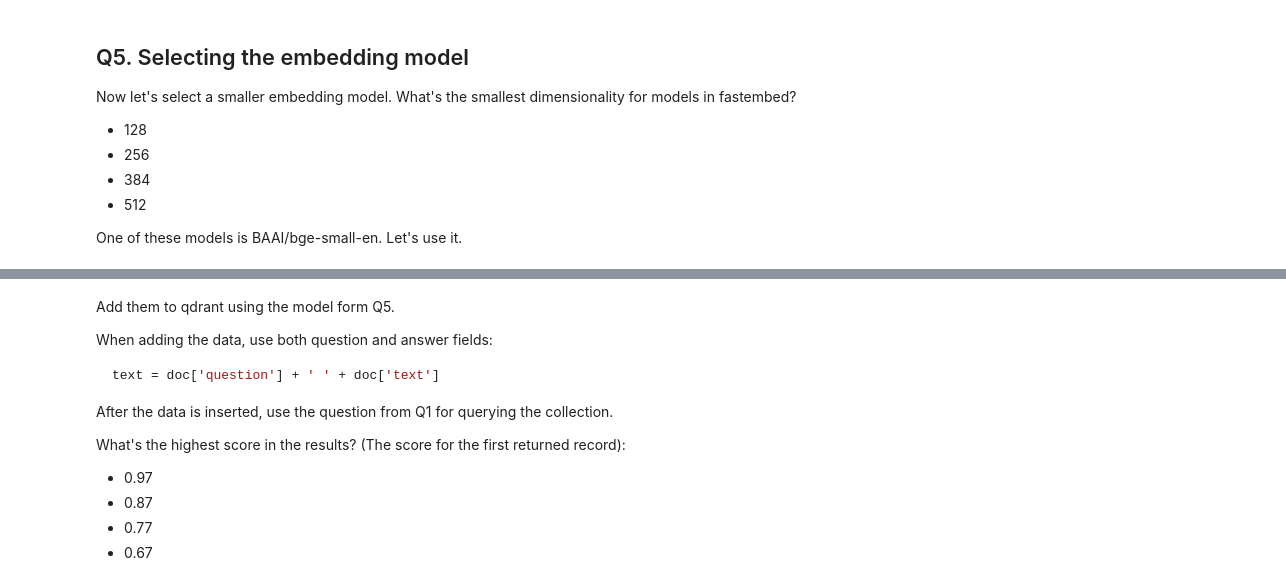
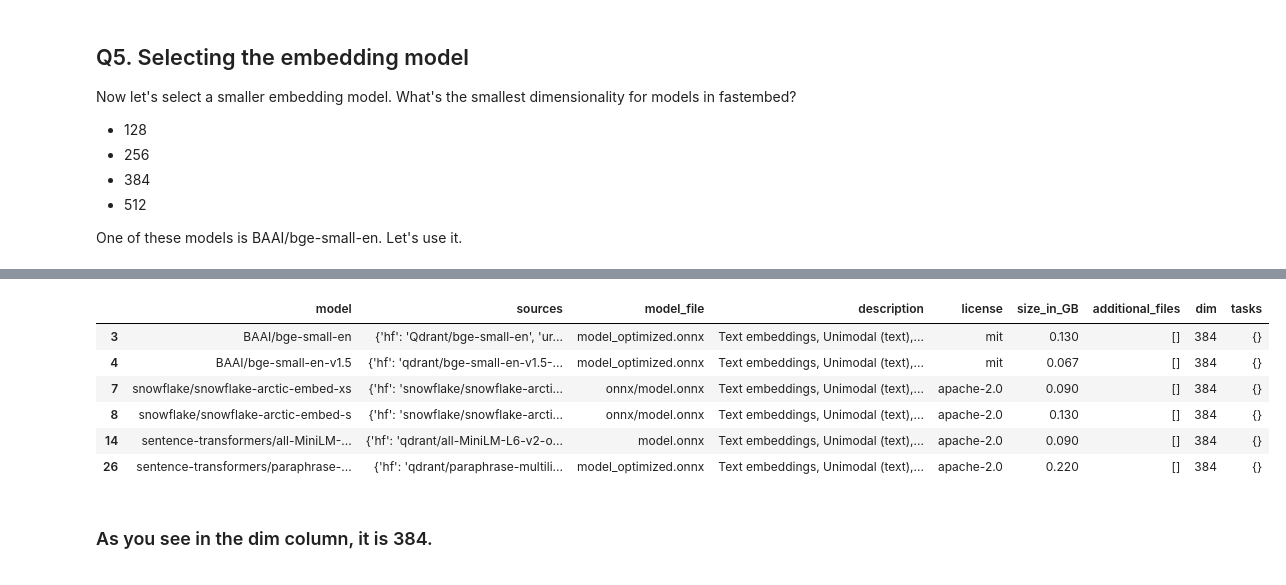
Before and after one commit to akumawavez/LLMzoomcamp2025, a Jupyter notebook: cohorts/2025/homework/02-vector-search/hw2_submission.ipynb, the cells around one changed output, grey strips where cells are left out. Cells and saved outputs as stored; diff of their text form; code cells hidden in the pictures.

````diff
--- a/cohorts/2025/homework/02-vector-search/hw2_submission.ipynb
+++ b/cohorts/2025/homework/02-vector-search/hw2_submission.ipynb
@@ -296,19 +283,0 @@ for course in documents_raw:
-# %% [markdown]
-Add them to qdrant using the model form Q5.
-
-When adding the data, use both question and answer fields:
-
-
-```python
-text = doc['question'] + ' ' + doc['text']
-```
-
-After the data is inserted, use the question from Q1 for querying the collection.
-
-What's the highest score in the results?
-(The score for the first returned record):
-
-- 0.97
-- 0.87
-- 0.77
-- 0.67
@@ -380,0 +284,15 @@ else:
+# %%
+models = TextEmbedding.list_supported_models()
+df_models = pd.DataFrame(models)
+# %%
+df_models[df_models.dim == df_models.dim.min()]
+# %% [output]
+|  | model | sources | model_file | description | license | size_in_GB | additional_files | dim | tasks |
+| 3 | BAAI/bge-small-en | {'hf': 'Qdrant/bge-small-en', 'ur... | model_optimized.onnx | Text embeddings, Unimodal (text),... | mit | 0.130 | [] | 384 | {} |
+| 4 | BAAI/bge-small-en-v1.5 | {'hf': 'qdrant/bge-small-en-v1.5-... | model_optimized.onnx | Text embeddings, Unimodal (text),... | mit | 0.067 | [] | 384 | {} |
+| 7 | snowflake/snowflake-arctic-embed-xs | {'hf': 'snowflake/snowflake-arcti... | onnx/model.onnx | Text embeddings, Unimodal (text),... | apache-2.0 | 0.090 | [] | 384 | {} |
+| 8 | snowflake/snowflake-arctic-embed-s | {'hf': 'snowflake/snowflake-arcti... | onnx/model.onnx | Text embeddings, Unimodal (text),... | apache-2.0 | 0.130 | [] | 384 | {} |
+| 14 | sentence-transformers/all-MiniLM-... | {'hf': 'qdrant/all-MiniLM-L6-v2-o... | model.onnx | Text embeddings, Unimodal (text),... | apache-2.0 | 0.090 | [] | 384 | {} |
+| 26 | sentence-transformers/paraphrase-... | {'hf': 'qdrant/paraphrase-multili... | model_optimized.onnx | Text embeddings, Unimodal (text),... | apache-2.0 | 0.220 | [] | 384 | {} |
+# %% [markdown]
+### As you see in the dim column, it is 384.
````
Also changed, not shown: parts of 18 cells of this notebook.
